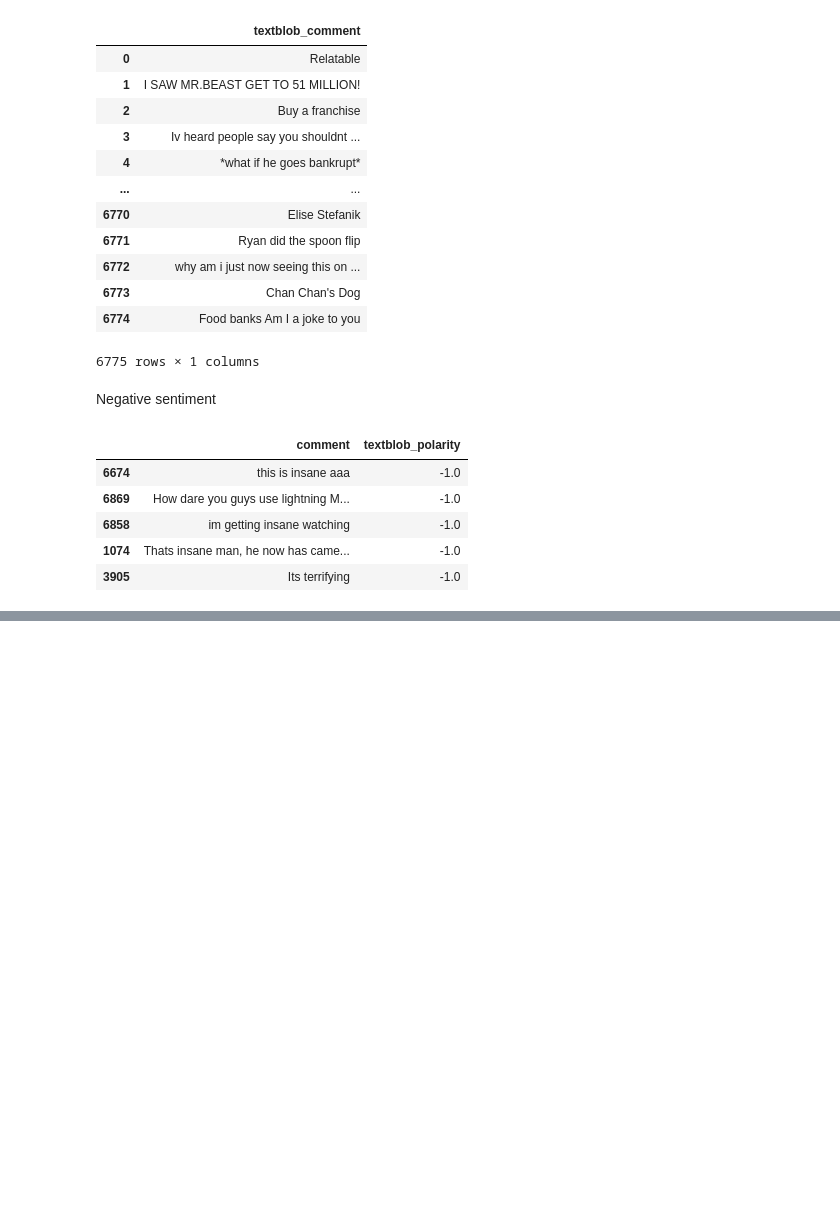
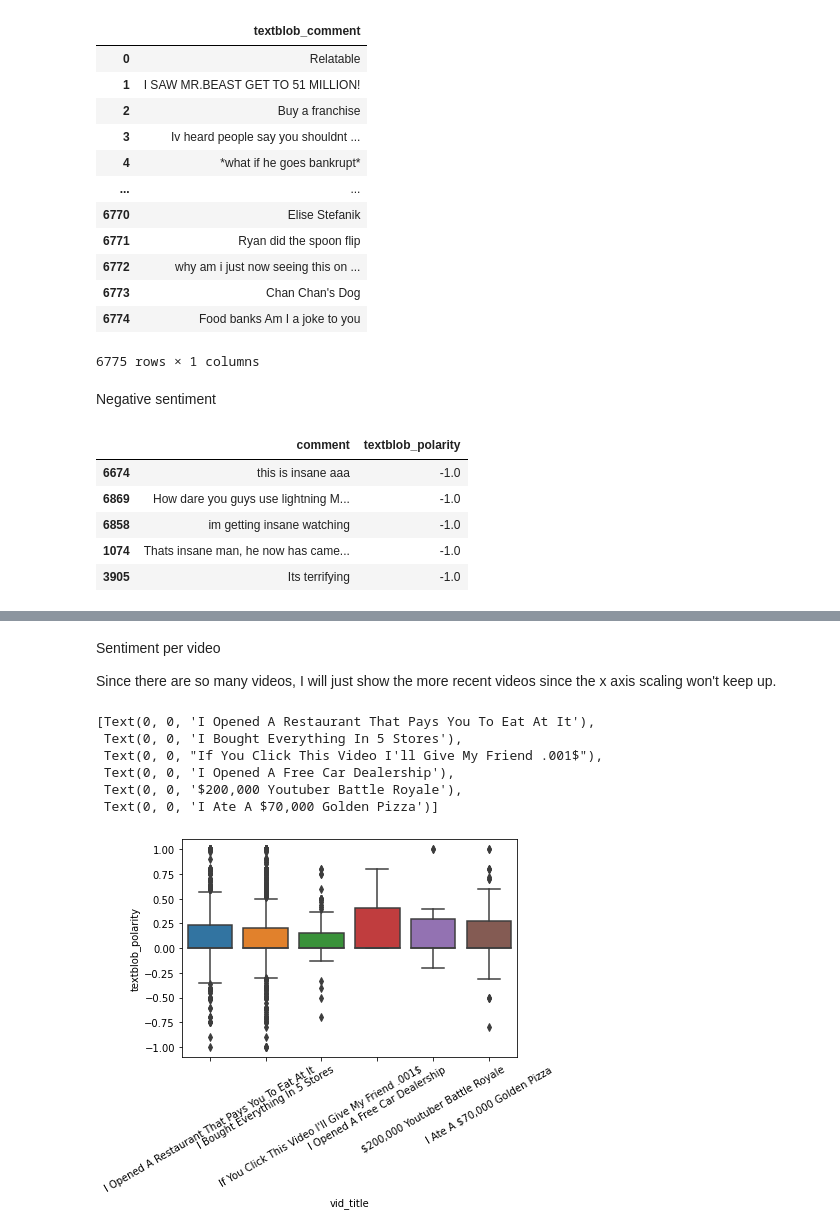
Before and after one commit to DoanCV/MrBeast-YouTube-Sentiment-Analysis, a Jupyter notebook: mrbeast.ipynb, the cells around one changed output, grey strips where cells are left out. Saved outputs shown, nothing was run; the diff lists cells and outputs as text; code cells hidden in the pictures; blank space fills up the shorter version.

```diff
--- a/mrbeast.ipynb
+++ b/mrbeast.ipynb
@@ -174,0 +247,27 @@ comments.sort_values(by=['textblob_polarity'], ascending=True)[['comment', 'text
+# %% [markdown]
+Sentiment per video
+
+Since there are so many videos, I will just show the more recent videos since the x axis scaling won't keep up.
+# %%
+comments.groupby('vid_title').mean()[['textblob_polarity']].sort_values(by=['textblob_polarity'], ascending=True)
+
+# Trim the data to just some of my favorite videos
+  # I Opened A Restaurant That Pays You To Eat At It
+  # I Bought Everything In 5 Stores
+  # If You Click This Video I'll Give My Friend .001$
+  # I Opened A Free Car Dealership
+  # $200,000 Youtuber Battle Royale
+  # I Ate A $70,000 Golden Pizza
+shortList = ['I Opened A Restaurant That Pays You To Eat At It','I Bought Everything In 5 Stores',"If You Click This Video I'll Give My Friend .001$",'I Opened A Free Car Dealership','$200,000 Youtuber Battle Royale','I Ate A $70,000 Golden Pizza']
+tempData = comments.loc[comments.vid_title.isin(shortList)]
+# %%
+ax = sns.boxplot(x="vid_title", y="textblob_polarity", data = tempData)
+ax.set_xticklabels(ax.get_xticklabels(),rotation=30)
+# %% [output]
+[Text(0, 0, 'I Opened A Restaurant That Pays You To Eat At It'),
+ Text(0, 0, 'I Bought Everything In 5 Stores'),
+ Text(0, 0, "If You Click This Video I'll Give My Friend .001$"),
+ Text(0, 0, 'I Opened A Free Car Dealership'),
+ Text(0, 0, '$200,000 Youtuber Battle Royale'),
+ Text(0, 0, 'I Ate A $70,000 Golden Pizza')]
+[figure, added]
```
Also changed, not shown: parts of 19 cells of this notebook.
